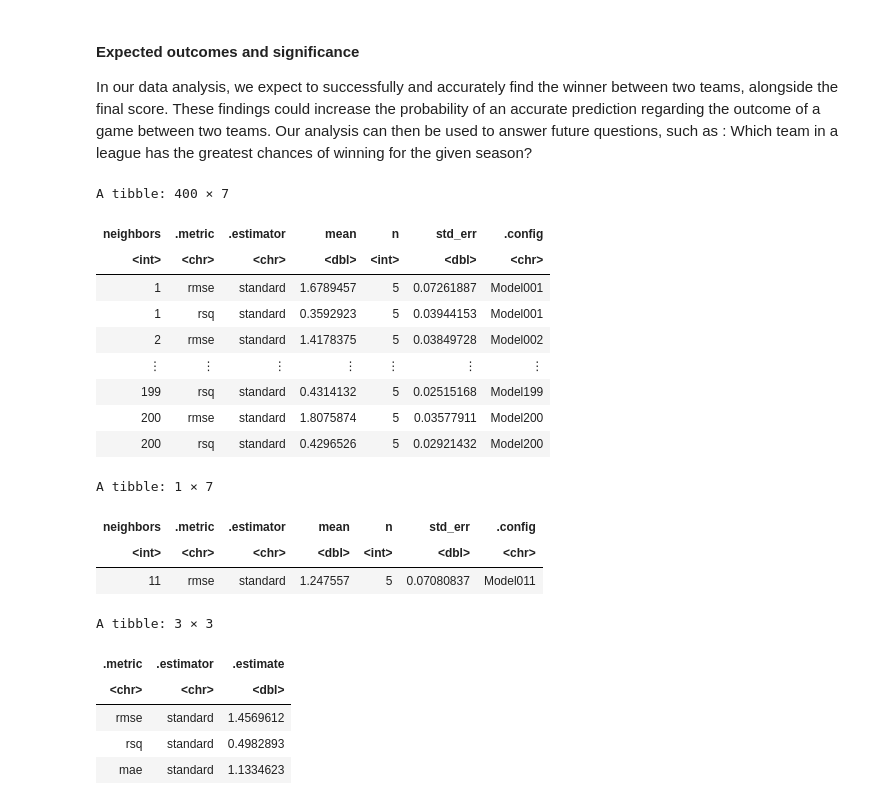
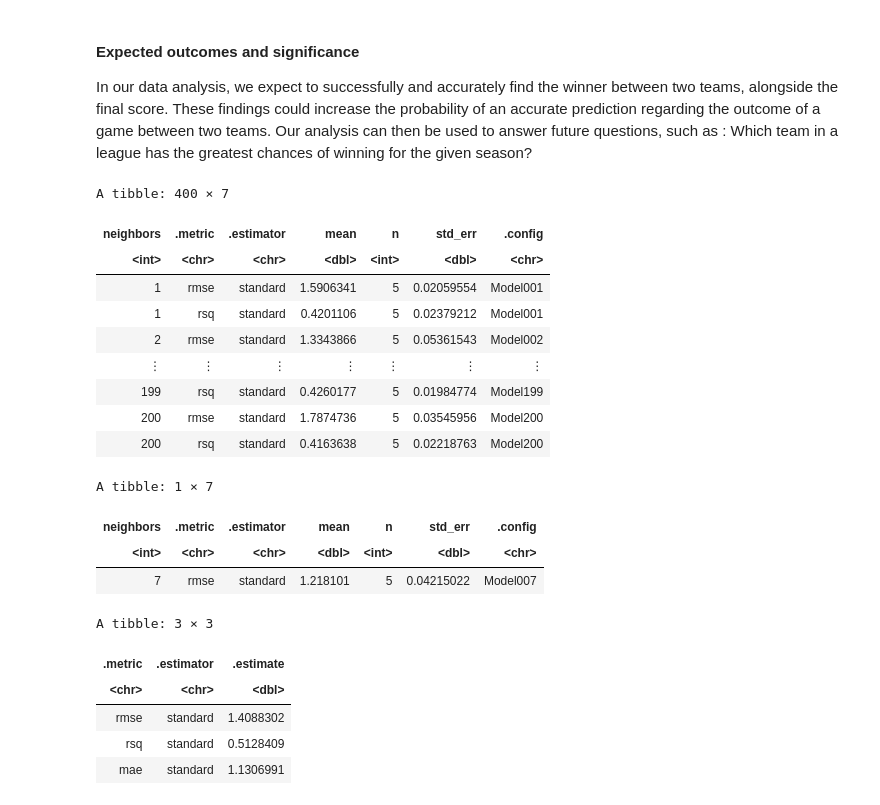
Before and after one commit to armanmoztar/DSCI100-group-project-report, a Jupyter notebook: Group_Project.ipynb, the cells around one changed output. Drawn from its saved outputs; the diff is of its cells as text; code cells hidden in the pictures.

```diff
--- a/Group_Project.ipynb
+++ b/Group_Project.ipynb
@@ -222,42 +250,42 @@ set.seed(1234)
 # match_data
 # match_split <- initial_split(match_data, prop = 3/4, strata = "FTR")
 # match_train <- training(match_split)
 # match_test <- testing(match_split)
 #HTHG + HTAG + HS + AS + HST + HC + AC + HY + AY+ HR + AR + B365H + B365A+ BWH + BWA
 match_spec <- nearest_neighbor(weight_func = "rectangular", neighbors = tune()) %>%
       set_engine("kknn") %>%
       set_mode("regression")
 
-match_recipe_home <- recipe(NetScore ~ HTHG+HTAG+HS+AS+HST+AST+HF+AF+HC+AC+HY+AY+
-                            HR+AR+B365H+B365D+B365A+BWH+BWD+BWA+IWH+IWD+IWA, data = match_train) %>%
+match_recipe_home <- recipe(NetScore ~ HTHG+HTAG+HS+AS+HST+AST+#HF+AF+HC+AC++HY+AY+HR+AR+
+                            B365H+B365D+B365A+BWH+BWD+BWA+IWH+IWD+IWA, data = match_train) %>%
       step_scale(all_predictors()) %>%
       step_center(all_predictors())
 
 match_vfold <- vfold_cv(match_train, v=5, strata = NetScore)
 
 match_workflow <- workflow() %>%
     add_recipe(match_recipe_home) %>%
     add_model(match_spec)
 
 
 gridvals <- tibble(neighbors = seq(from = 1, to = 200))
 
 match_results <- match_workflow %>%
         tune_grid(resamples = match_vfold, grid = gridvals) %>%
         collect_metrics()
 
 match_results
 # %% [output]
 A tibble: 400 × 7
 | neighbors | .metric | .estimator | mean | n | std_err | .config |
 | <int> | <chr> | <chr> | <dbl> | <int> | <dbl> | <chr> |
-| 1 | rmse | standard | 1.6789457 | 5 | 0.07261887 | Model001 |
-| 1 | rsq | standard | 0.3592923 | 5 | 0.03944153 | Model001 |
-| 2 | rmse | standard | 1.4178375 | 5 | 0.03849728 | Model002 |
+| 1 | rmse | standard | 1.5906341 | 5 | 0.02059554 | Model001 |
+| 1 | rsq | standard | 0.4201106 | 5 | 0.02379212 | Model001 |
+| 2 | rmse | standard | 1.3343866 | 5 | 0.05361543 | Model002 |
 | ⋮ | ⋮ | ⋮ | ⋮ | ⋮ | ⋮ | ⋮ |
-| 199 | rsq | standard | 0.4314132 | 5 | 0.02515168 | Model199 |
-| 200 | rmse | standard | 1.8075874 | 5 | 0.03577911 | Model200 |
-| 200 | rsq | standard | 0.4296526 | 5 | 0.02921432 | Model200 |
+| 199 | rsq | standard | 0.4260177 | 5 | 0.01984774 | Model199 |
+| 200 | rmse | standard | 1.7874736 | 5 | 0.03545956 | Model200 |
+| 200 | rsq | standard | 0.4163638 | 5 | 0.02218763 | Model200 |
 # %%
 match_min <- match_results %>%
    filter(.metric == "rmse") %>%
@@ -269,7 +297,7 @@ match_min
 A tibble: 1 × 7
 | neighbors | .metric | .estimator | mean | n | std_err | .config |
 | <int> | <chr> | <chr> | <dbl> | <int> | <dbl> | <chr> |
-| 11 | rmse | standard | 1.247557 | 5 | 0.07080837 | Model011 |
+| 7 | rmse | standard | 1.218101 | 5 | 0.04215022 | Model007 |
 # %%
 set.seed(1234)
 
@@ -295,9 +323,9 @@ match_summary
 A tibble: 3 × 3
 | .metric | .estimator | .estimate |
 | <chr> | <chr> | <dbl> |
-| rmse | standard | 1.4569612 |
-| rsq | standard | 0.4982893 |
-| mae | standard | 1.1334623 |
+| rmse | standard | 1.4088302 |
+| rsq | standard | 0.5128409 |
+| mae | standard | 1.1306991 |
 # %%
 set.seed(2019)
 
```
Also changed, not shown: parts of 14 cells of this notebook.
